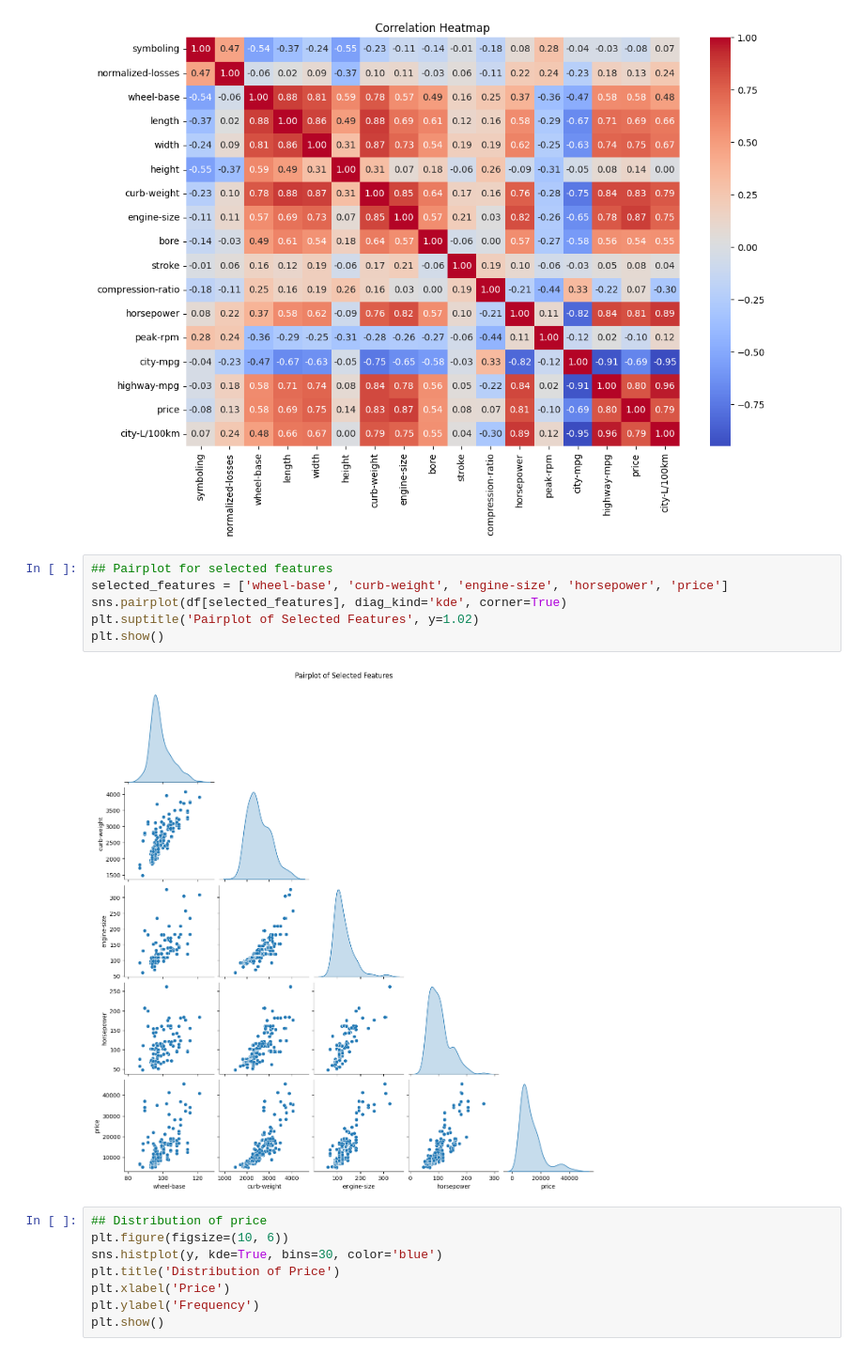
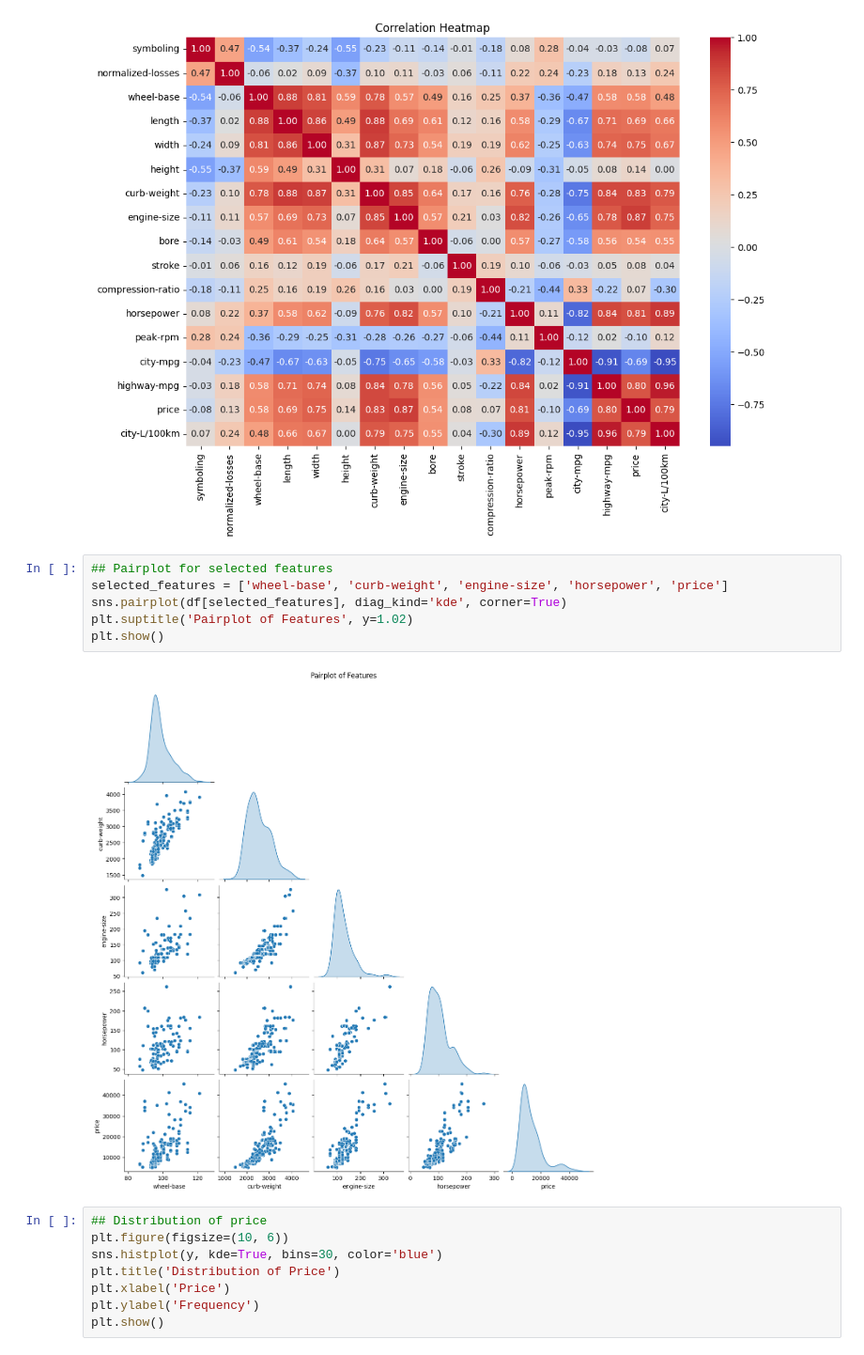
Before and after one commit to Faryalrifaz/car_pricing, a Jupyter notebook: notebooks/02_exploratory_data_analysis/02_visualization.ipynb, the cells around one changed output. Shown: that part at 94% size. Saved outputs shown, nothing was run; the diff lists cells and outputs as text.

```diff
--- a/notebooks/02_exploratory_data_analysis/03_visualization.ipynb
+++ b/notebooks/02_exploratory_data_analysis/02_visualization.ipynb
@@ -94,11 +94,11 @@ plt.show()
 # %%
 ## Pairplot for selected features
 selected_features = ['wheel-base', 'curb-weight', 'engine-size', 'horsepower', 'price']
 sns.pairplot(df[selected_features], diag_kind='kde', corner=True)
-plt.suptitle('Pairplot of Selected Features', y=1.02)
+plt.suptitle('Pairplot of Features', y=1.02)
 plt.show()
 # %% [output]
-[figure, old version]
+[figure, new version]
 # %%
 ## Distribution of price
 plt.figure(figsize=(10, 6))
```
Also changed, not shown: 3 other files.
